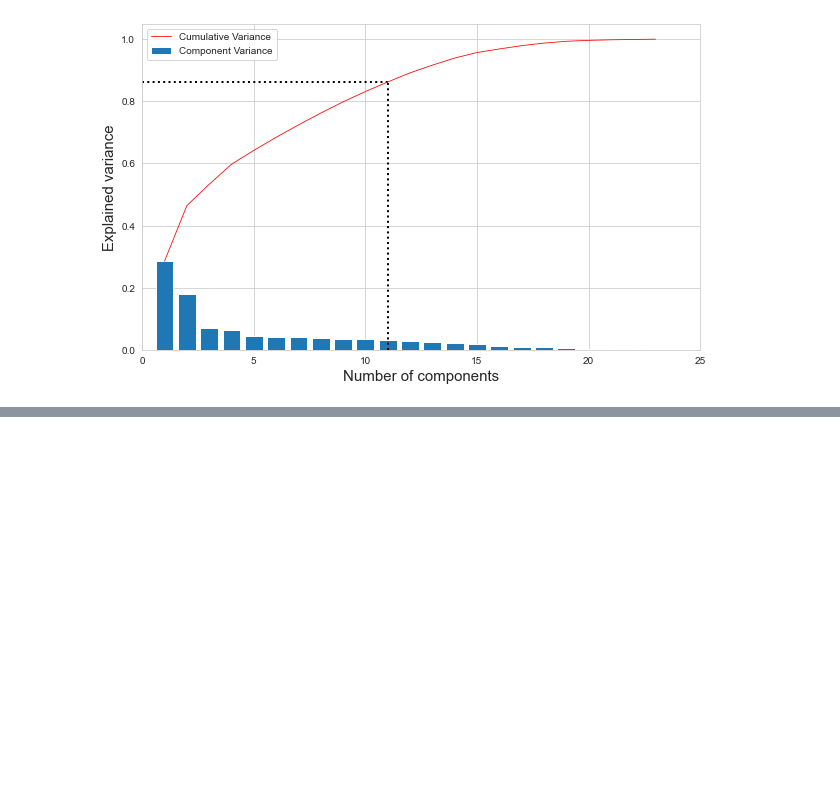
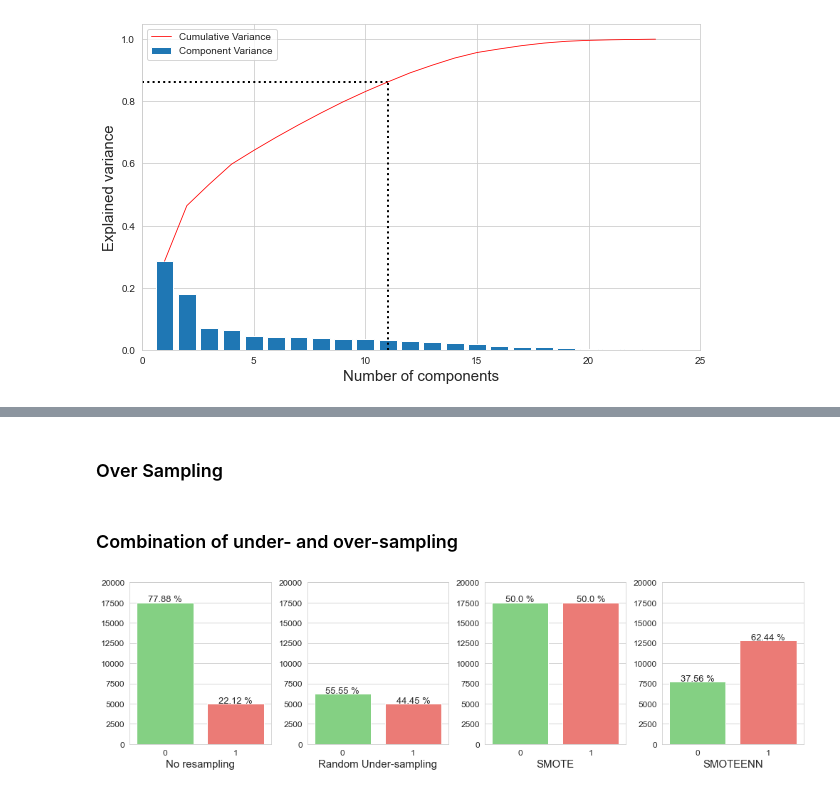
Before and after one commit to francescodisalvo05/credit-card-default, a Jupyter notebook: notebooks/Preprocessing.ipynb, the cells around one changed output, grey strips where cells are left out. Drawn from its saved outputs; the diff is of its cells as text; code cells hidden in the pictures; blank space fills up the shorter version.

```diff
--- a/notebooks/Preprocessing.ipynb
+++ b/notebooks/Preprocessing.ipynb
@@ -79,0 +91,46 @@ pca_gs_trained_models = {}
+# %%
+under = RandomUnderSampler(sampling_strategy=0.8, random_state=random_state)
+X_train_under, y_train_under = under.fit_resample(X_train, y_train)
+# %% [markdown]
+### Over Sampling
+# %%
+over = SMOTE(sampling_strategy=0.5)
+X_train_over, y_train_over = SMOTE().fit_resample(X_train, y_train)
+# %% [markdown]
+### Combination of under- and over-sampling
+# %%
+smote_enn = SMOTEENN(random_state=random_state)
+X_train_under_over, y_train_under_over = smote_enn.fit_resample(X_train, y_train)
+# %%
+y_list = [y_train, y_train_under, y_train_over, y_train_under_over]
+y_list_labels = ['No resampling', 'Random Under-sampling', 'SMOTE', 'SMOTEENN']
+
+plt.figure(figsize=(14,4))
+
+i = 1
+for value, label in zip(y_list,y_list_labels):
+    plt.subplot(1,4,i)
+    graph_target = sns.countplot(value, palette=['#77DD76','#FF6962'])
+    plt.xlabel(label, fontdict= {"size":15})
+    plt.ylabel('')
+    plt.xticks(fontsize=12)
+    plt.yticks(fontsize=12)
+    # annotate?
+
+    j=0
+    for p in graph_target.patches:
+        height = p.get_height()
+
+        str_plot = f'{round(100 * value.value_counts()[j]/len(value),2)} %'
+
+        graph_target.text(p.get_x()+p.get_width()/2., height + 100 , str_plot, ha="center", fontsize = 13)
+        j += 1
+
+    i += 1
+    graph_target.set_ylim(0, 20000)
+
+plt.tight_layout()
+plt.savefig('../images/12-resampling-02.svg')
+plt.show()
+# %% [output]
+[figure, added]
```
Also changed, not shown: parts of 3 cells of this notebook.
